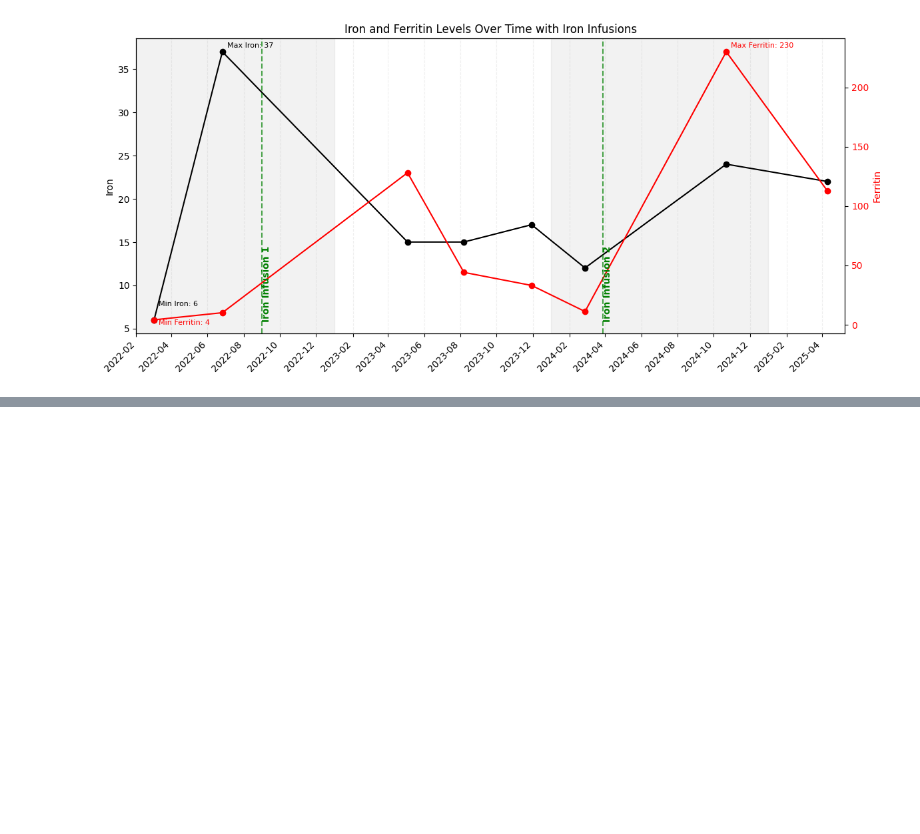
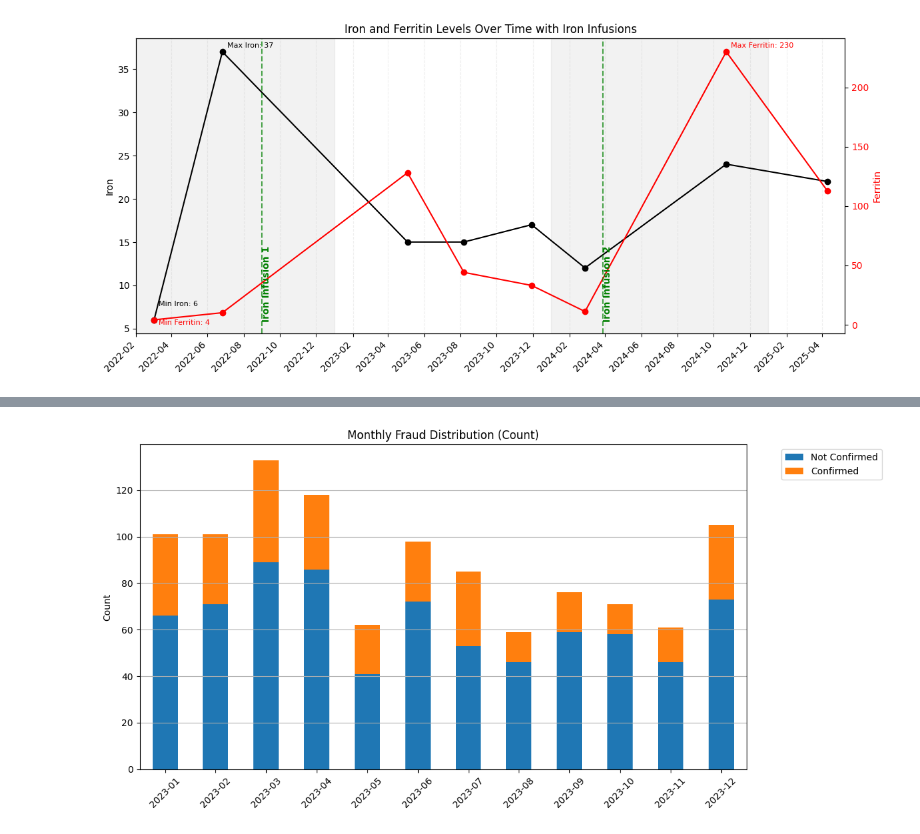
Before and after one commit to MenaWANG/mlarena, a Jupyter notebook: examples/3.utils_plot.ipynb, the cells around one changed output, grey strips where cells are left out. Cells and saved outputs as stored; diff of their text form; code cells hidden in the pictures; blank space fills up the shorter version.

```diff
--- a/examples/3.utils_plot.ipynb
+++ b/examples/3.utils_plot.ipynb
@@ -108,0 +151,13 @@ plt.show()
+# %%
+put.plot_stacked_bar_over_time(
+    data=df_synthetic,
+    date_col='end_date',
+    cat_col='isConfirmedFraud',
+    is_pct=False,
+    label_dict={'Yes': 'Confirmed', 'No': 'Not Confirmed'},
+    title='Monthly Fraud Distribution (Count)',
+    xlabel='',
+    # color_palette=['#E15759', '#4E79A7']
+)
+# %% [output]
+[figure, added]
```
Also changed, not shown: parts of 4 cells of this notebook, 5 other files.
